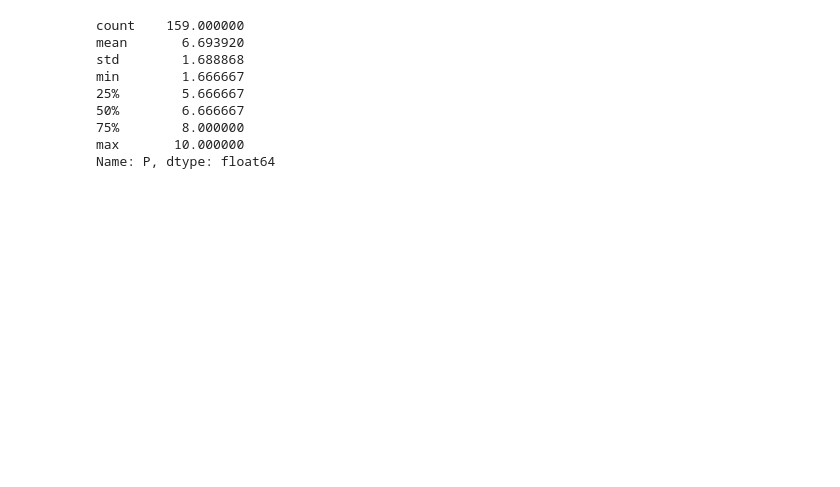
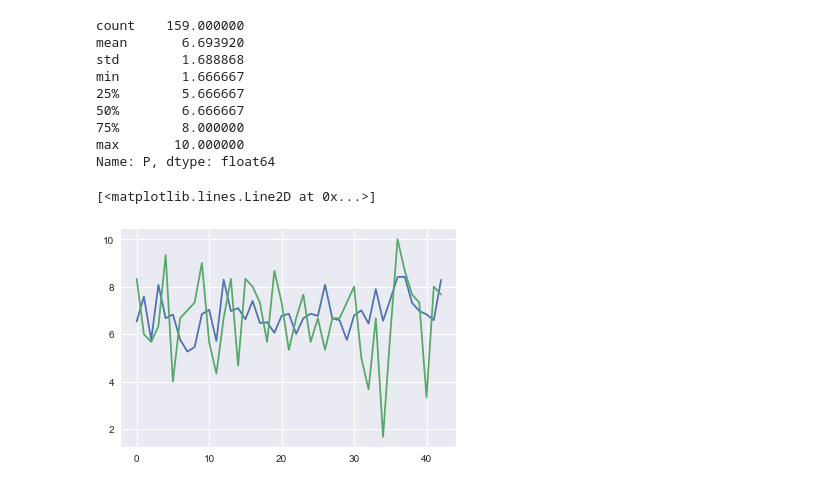
Before and after one commit to JeroenSchmidt/UvA-DSF-group, a Jupyter notebook: uc2/exploration_notebooks/rafael/Feature Tools.ipynb, the cells around one changed output. Saved outputs shown, nothing was run; the diff lists cells and outputs as text; code cells hidden in the pictures; blank space fills up the shorter version.

```diff
--- a/uc2/exploration_notebooks/rafael/Feature Tools.ipynb
+++ b/uc2/exploration_notebooks/rafael/Feature Tools.ipynb
@@ -211,3 +211,9 @@ min        1.666667
 75%        8.000000
 max       10.000000
 Name: P, dtype: float64
+# %%
+plt.plot(range(0, len(pred)), pred)
+plt.plot(range(0, len(y_test)), y_test)
+# %% [output]
+[<matplotlib.lines.Line2D at 0x...>]
+[figure, added]
```
Also changed, not shown: parts of 6 cells of this notebook, 21 other files.
